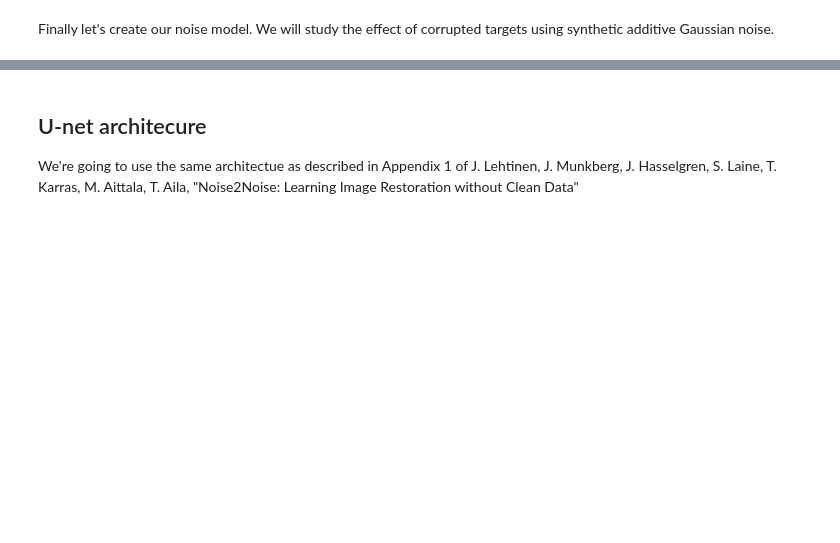
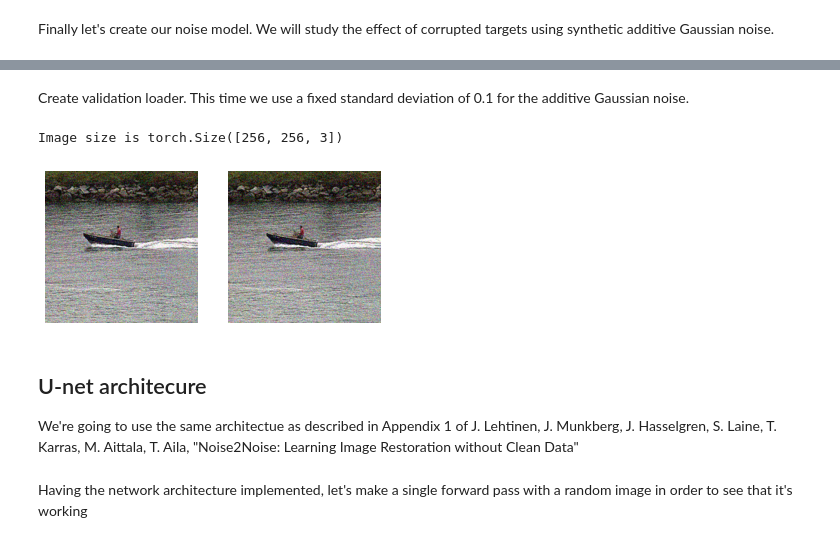
Before and after one commit to constantinpape/training-deep-learning-models-for-vison, a Jupyter notebook: day3/noise2noise_pytorch.ipynb, the cells around one changed output, grey strips where cells are left out. Saved outputs shown, nothing was run; the diff lists cells and outputs as text; code cells hidden in the pictures; blank space fills up the shorter version.

Commit message:
update noise2noise notebook

```diff
--- a/day3/noise2noise_pytorch.ipynb
+++ b/day3/noise2noise_pytorch.ipynb
@@ -123,3 +128,17 @@ Image size is torch.Size([256, 256, 3])
+# %% [markdown]
+Create validation loader. This time we use a fixed standard deviation of 0.1 for the additive Gaussian noise.
+# %%
+additive_gaussian_noise_val = AugmentGaussian((0.1, 0.1))
+VAL_NOISE_TRANSFORM = lambda x: (additive_gaussian_noise_val(x), additive_gaussian_noise_val(x))
+
+VAL_DATA_PATH = 'vdsr_test'
+val_data = VdsrDataset(VAL_DATA_PATH, noise_transform=VAL_NOISE_TRANSFORM)
+val_loader = DataLoader(val_data, batch_size=4, shuffle=True)
+# %%
+show_random_dataset_image(val_data)
+# %% [output]
+Image size is torch.Size([256, 256, 3])
+[figure, added]
 # %% [markdown]
 ## U-net architecure
 
@@ -218 +229,3 @@ class UNet(nn.Module):
         return x
+# %% [markdown]
+Having the network architecture implemented, let's make a single forward pass with a random image in order to see that it's working
```
Also changed, not shown: parts of 12 cells of this notebook.
